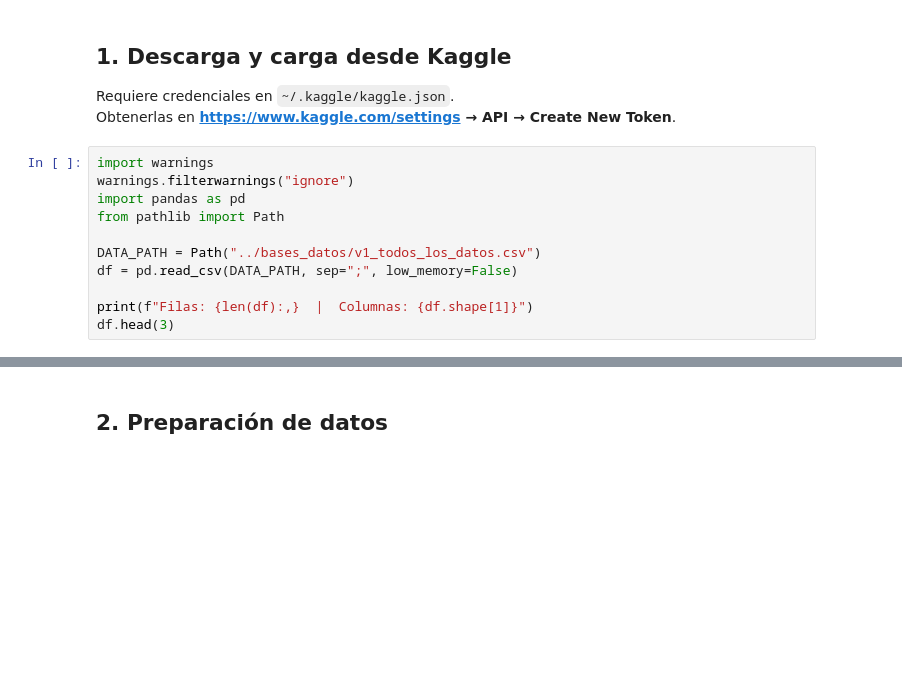
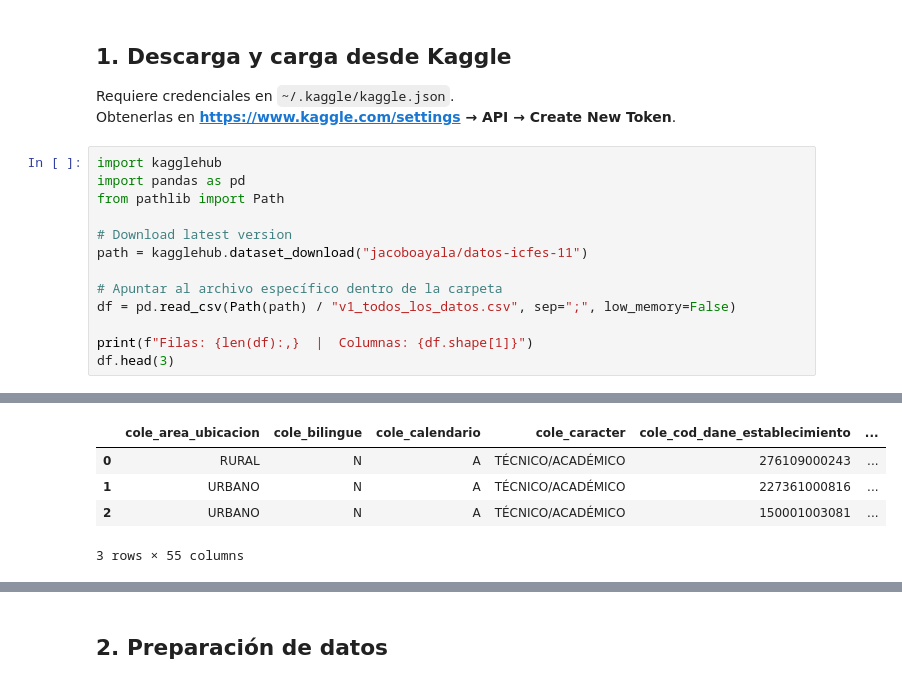
Before and after one commit to liturriago/EquidadAlgoritmica-SaberXAI, a Jupyter notebook: visualizacion.ipynb, the cells around one changed output, grey strips where cells are left out. Saved outputs shown, nothing was run; the diff lists cells and outputs as text; blank space fills up the shorter version.

```diff
--- a/visualizacion.ipynb
+++ b/visualizacion.ipynb
@@ -12,13 +16,16 @@ Este notebook descarga el dataset desde Kaggle y genera visualizaciones explorat
 Requiere credenciales en `~/.kaggle/kaggle.json`.
 Obtenerlas en **https://www.kaggle.com/settings → API → Create New Token**.
 # %%
-import warnings
-warnings.filterwarnings("ignore")
+import kagglehub
 import pandas as pd
 from pathlib import Path
 
-DATA_PATH = Path("../bases_datos/v1_todos_los_datos.csv")
-df = pd.read_csv(DATA_PATH, sep=";", low_memory=False)
+# Download latest version
+path = kagglehub.dataset_download("jacoboayala/datos-icfes-11")
+
+# Apuntar al archivo específico dentro de la carpeta
+df = pd.read_csv(Path(path) / "v1_todos_los_datos.csv", sep=";", low_memory=False)
 
 print(f"Filas: {len(df):,}  |  Columnas: {df.shape[1]}")
 df.head(3)
+# %% [output]
@@ -24,0 +34,5 @@ df.head(3)
+|  | cole_area_ubicacion | cole_bilingue | cole_calendario | cole_caracter | cole_cod_dane_establecimiento | ... |
+| 0 | RURAL | N | A | TÉCNICO/ACADÉMICO | 276109000243 | ... |
+| 1 | URBANO | N | A | TÉCNICO/ACADÉMICO | 227361000816 | ... |
+| 2 | URBANO | N | A | TÉCNICO/ACADÉMICO | 150001003081 | ... |
+3 rows × 55 columns
```
Also changed, not shown: parts of 17 cells of this notebook.
